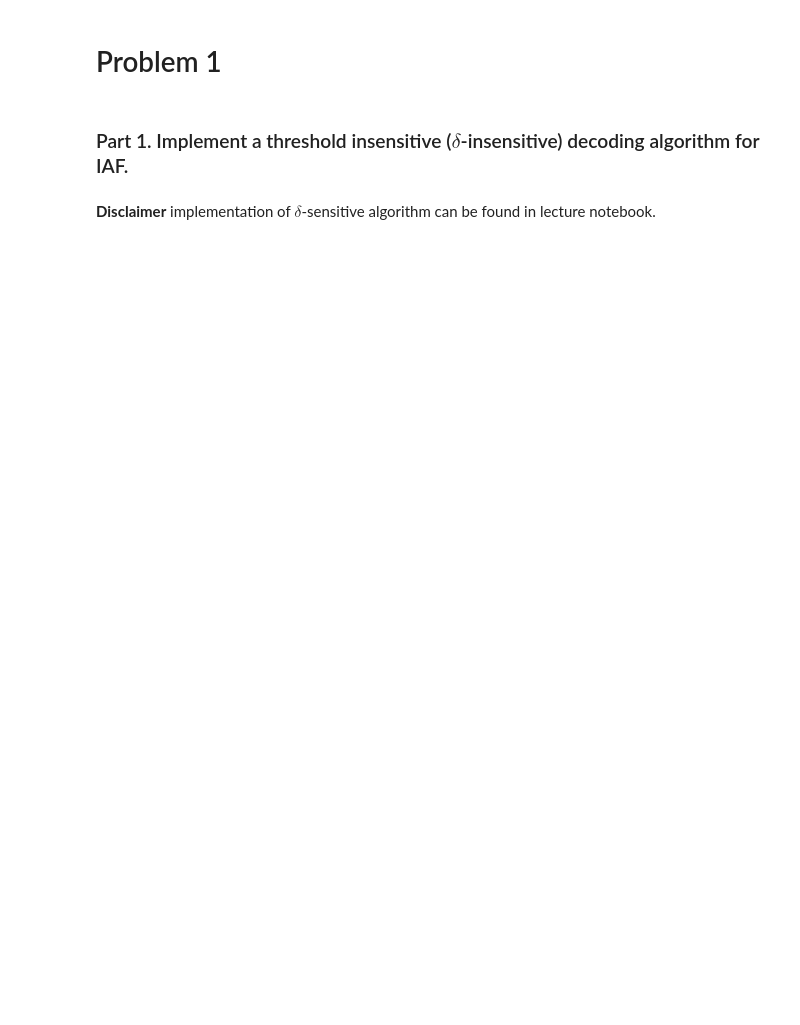
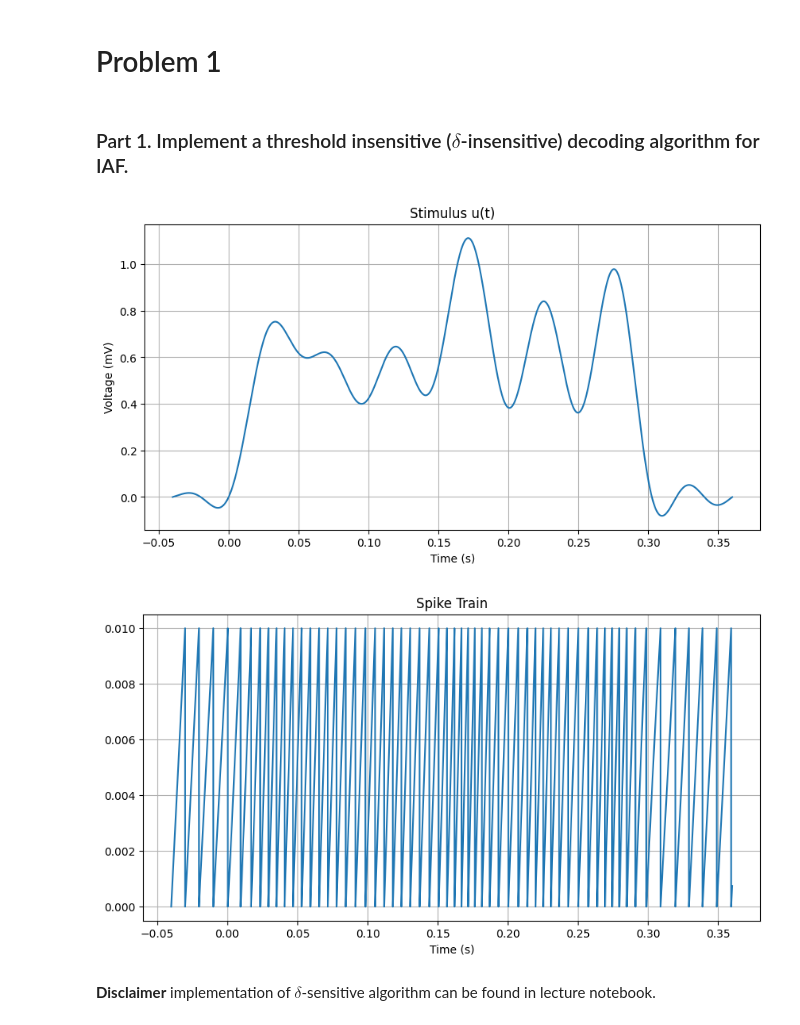
Before and after one commit to clearwheat8/BMEB-W4020, a Jupyter notebook: BMEB_4020_HW3_Handout_2023.ipynb, the cells around one changed output. Saved outputs shown, nothing was run; the diff lists cells and outputs as text; code cells hidden in the pictures; blank space fills up the shorter version.

```diff
--- a/BMEB_4020_HW3_Handout_2023.ipynb
+++ b/BMEB_4020_HW3_Handout_2023.ipynb
@@ -89,7 +90,14 @@ from compneuro.utils.signal import convolve
 
 plt.rcParams["figure.figsize"] = [10, 5]
 plt.rcParams["figure.dpi"] = 100
-# %%
-# TODO: the stimulus ut
-def ut(t,T, omega):
-    return np.nan
+# %%
+# TODO: the stimulus ut
+omega = 2 * np.pi * 25
+
+def ut(t,T, omega):
+    u_kt = np.random.rand(15)
+    u = np.zeros_like(t)
+    #for i in range(len(t)):
+    for k in range(1, 16):
+        u += u_kt[k-1] * np.sin(omega * (t-(k * T))) / (omega * (t-(k * T)))
+    return u
@@ -112,9 +138,27 @@ def iaf_encode():
 # %%
 # TODO: endode with IAF
 dt = 1e-6
-# T = np.pi/omega
-# t = np.arange(-2*T, 18*T, dt)
-# u = ut(t,T,omega)
-# tk = []
+omega = 2 * np.pi * 25
+T = np.pi/omega
+t = np.arange(-2*T, 18*T, dt)
+u = ut(t,T,omega)
+tk_idx, V= integrate_step_IAF(u, t, dt)
+tk = iaf_encode(t, tk_idx)
+# %%
+plt.figure(1)
+plt.plot(t, u)
+plt.xlabel("Time (s)")
+plt.ylabel("Voltage (mV)")
+plt.title("Stimulus u(t)")
+plt.grid()
+
+plt.figure(2)
+plt.plot(t, V)
+plt.xlabel("Time (s)")
+plt.title("Spike Train")
+plt.grid()
+# %% [output]
+[figure, added]
+[figure, added]
 # %% [markdown]
 **Disclaimer** implementation of $\delta$-sensitive algorithm can be found in lecture notebook.
```
Also changed, not shown: parts of 28 cells of this notebook, 4 other files.
